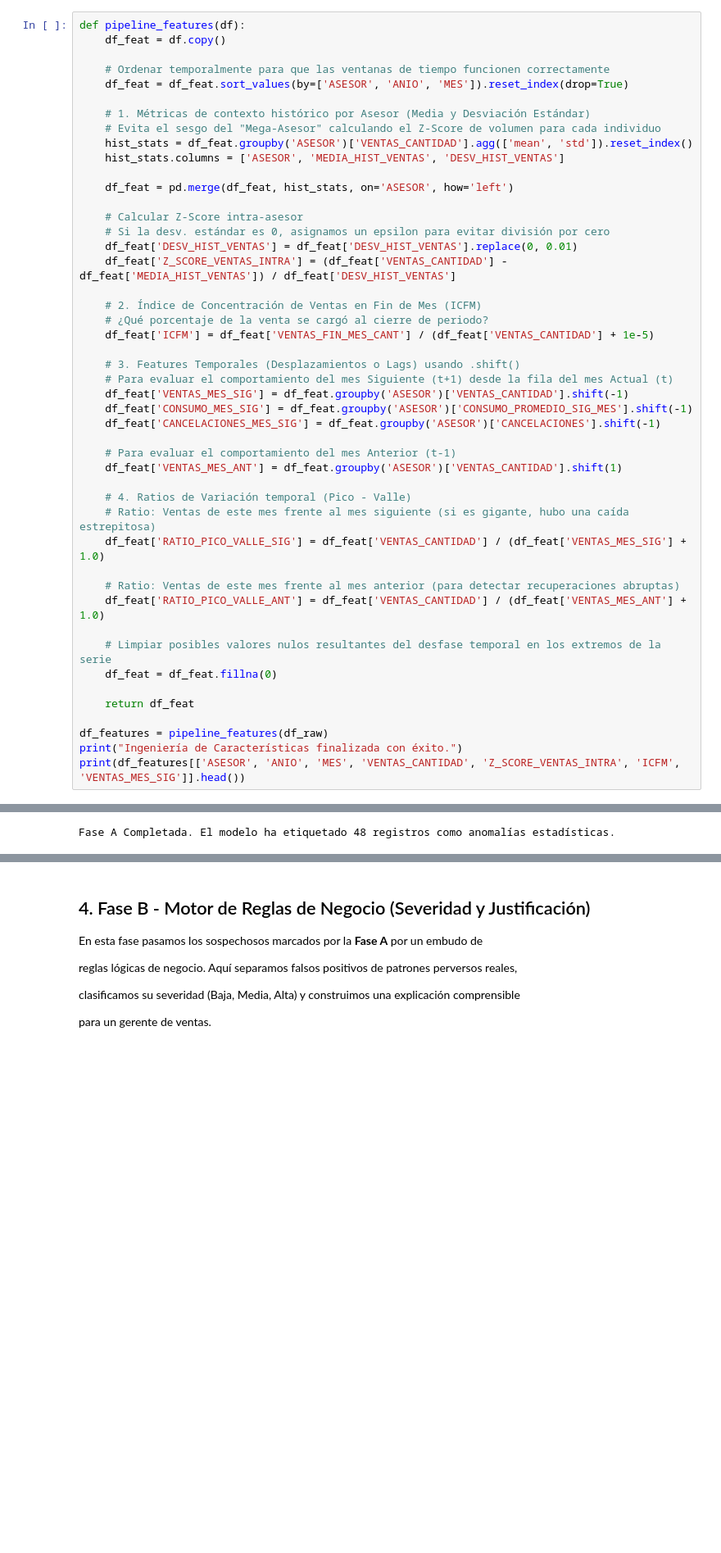
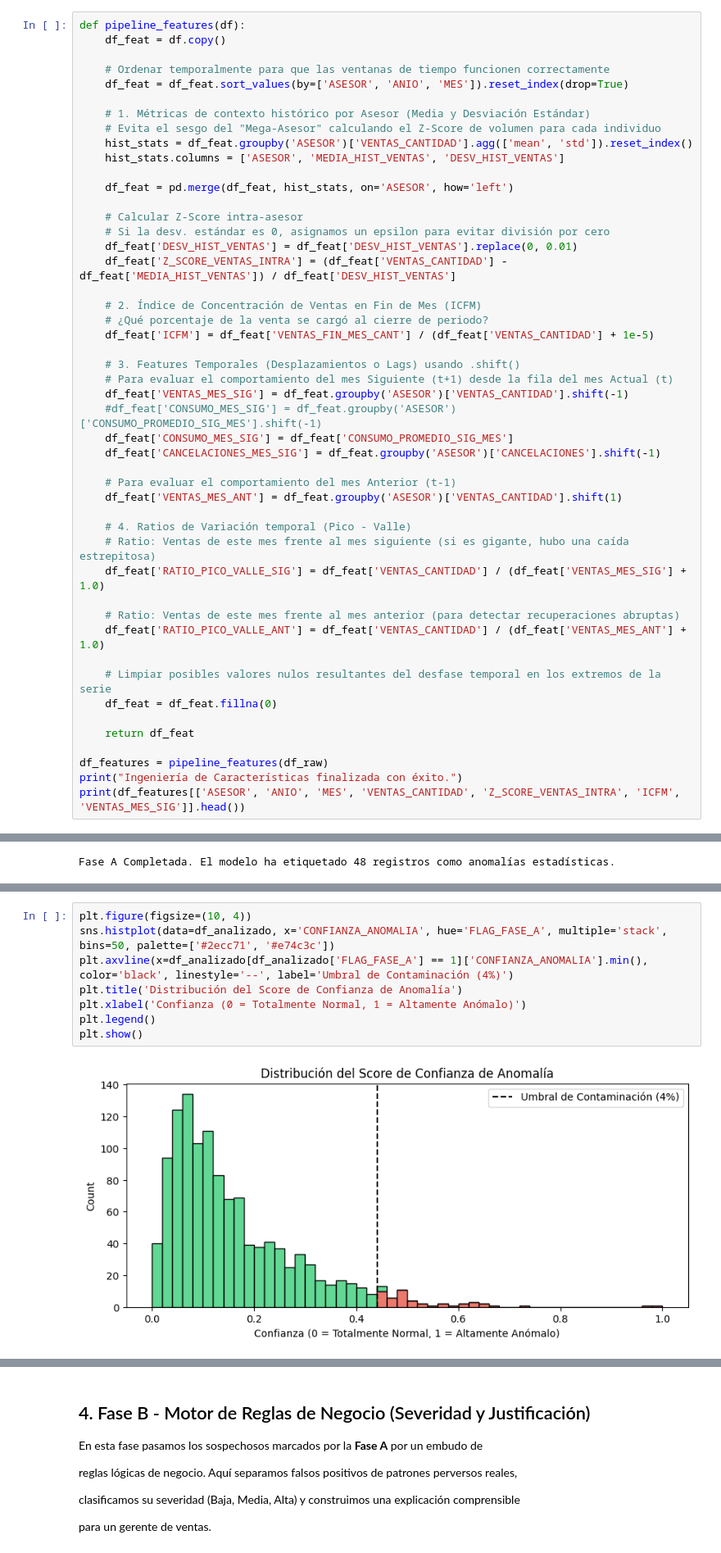
Before and after one commit to sergiomorapardo/StochasticAITechniquesClass, a Jupyter notebook: Notebooks/L13_iforest_heristics.ipynb, the cells around one changed output, grey strips where cells are left out. Shown at 82% size. Saved outputs shown, nothing was run; the diff lists cells and outputs as text; blank space fills up the shorter version.

Commit message:
Update plots :fire:

```diff
--- a/Notebooks/L13_iforest_heristics.ipynb
+++ b/Notebooks/L13_iforest_heristics.ipynb
@@ -241,7 +243,8 @@ def pipeline_features(df):
     # 3. Features Temporales (Desplazamientos o Lags) usando .shift()
     # Para evaluar el comportamiento del mes Siguiente (t+1) desde la fila del mes Actual (t)
     df_feat['VENTAS_MES_SIG'] = df_feat.groupby('ASESOR')['VENTAS_CANTIDAD'].shift(-1)
-    df_feat['CONSUMO_MES_SIG'] = df_feat.groupby('ASESOR')['CONSUMO_PROMEDIO_SIG_MES'].shift(-1)
+    #df_feat['CONSUMO_MES_SIG'] = df_feat.groupby('ASESOR')['CONSUMO_PROMEDIO_SIG_MES'].shift(-1)
+    df_feat['CONSUMO_MES_SIG'] = df_feat['CONSUMO_PROMEDIO_SIG_MES']
     df_feat['CANCELACIONES_MES_SIG'] = df_feat.groupby('ASESOR')['CANCELACIONES'].shift(-1)
 
     # Para evaluar el comportamiento del mes Anterior (t-1)
@@ -314,0 +327,10 @@ Fase A Completada. El modelo ha etiquetado 48 registros como anomalías estadís
+# %%
+plt.figure(figsize=(10, 4))
+sns.histplot(data=df_analizado, x='CONFIANZA_ANOMALIA', hue='FLAG_FASE_A', multiple='stack', bins=50, palette=['#2ecc71', '#e74c3c'])
+plt.axvline(x=df_analizado[df_analizado['FLAG_FASE_A'] == 1]['CONFIANZA_ANOMALIA'].min(), color='black', linestyle='--', label='Umbral de Contaminación (4%)')
+plt.title('Distribución del Score de Confianza de Anomalía')
+plt.xlabel('Confianza (0 = Totalmente Normal, 1 = Altamente Anómalo)')
+plt.legend()
+plt.show()
+# %% [output]
+[figure, added]
```
Also changed, not shown: parts of 8 cells of this notebook.
